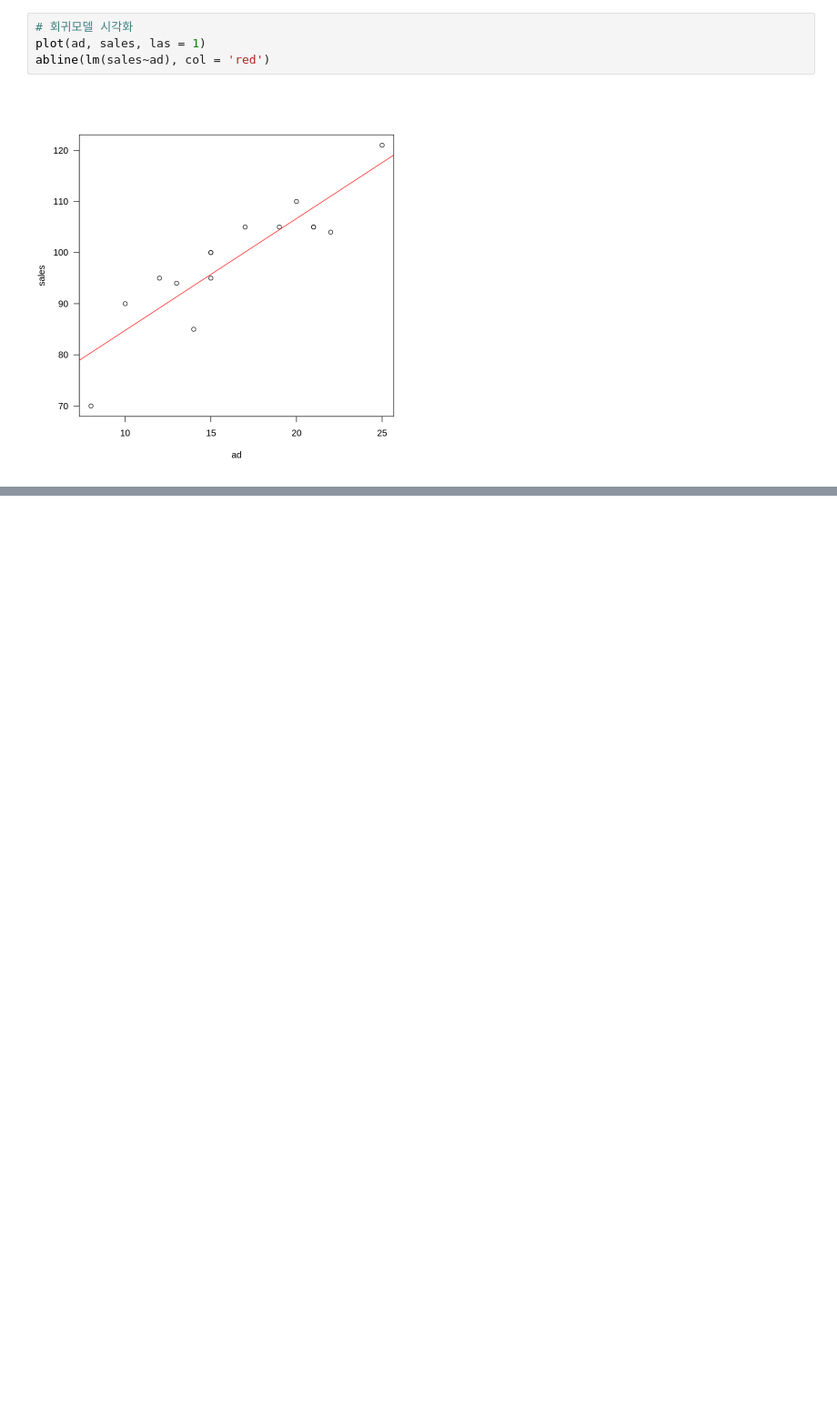
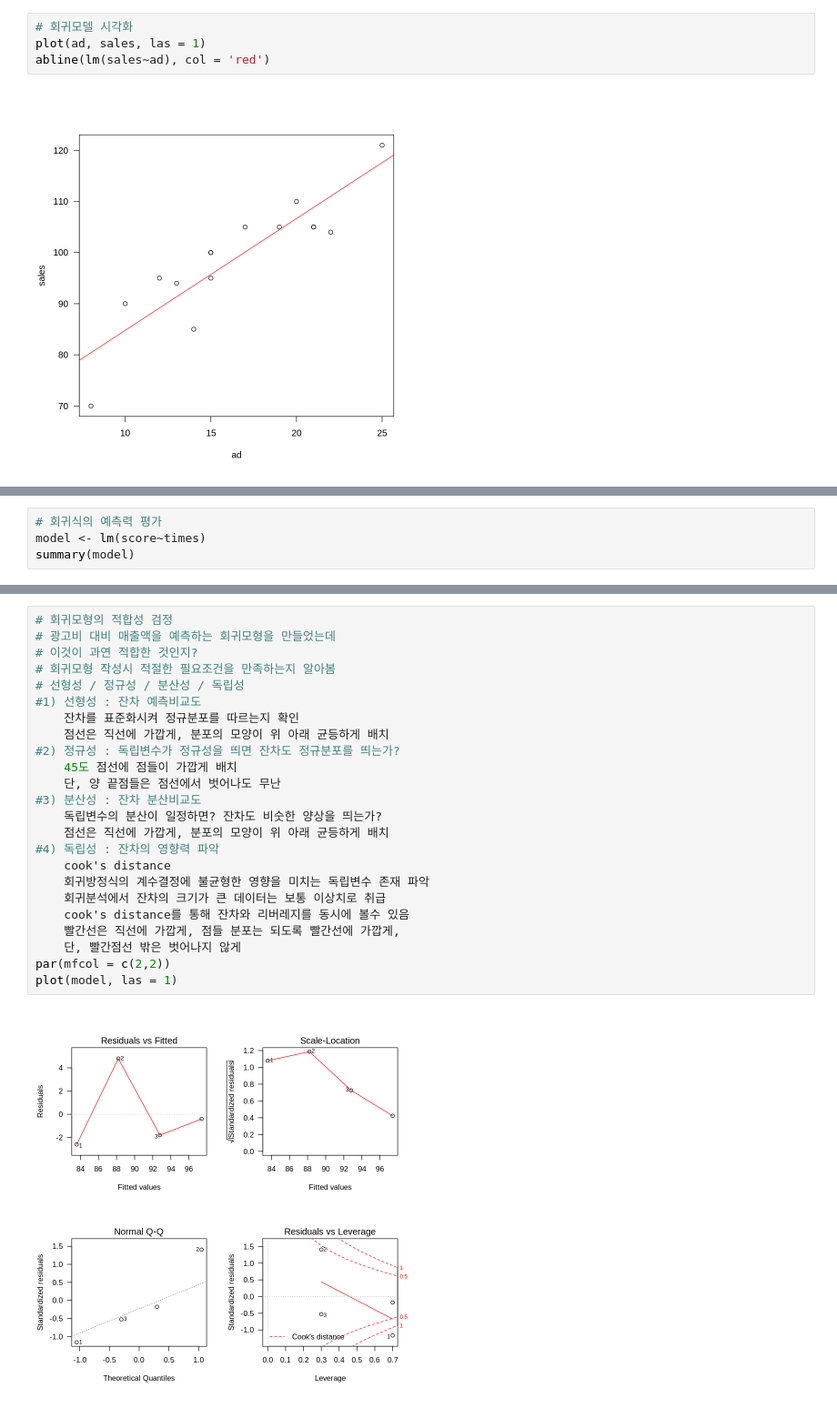
Before and after one commit to LesNEIGE/r_stastics, a Jupyter notebook: 16regression.ipynb, the cells around one changed output, grey strips where cells are left out. Shown at 91% size. Cells and saved outputs as stored; diff of their text form; blank space fills up the shorter version.

```diff
--- a/16regression.ipynb
+++ b/16regression.ipynb
@@ -33,0 +149,4 @@ abline(lm(sales~ad), col = 'red')
+# %%
+# 회귀식의 예측력 평가
+model <- lm(score~times)
+summary(model)
@@ -33,0 +227,26 @@ abline(lm(sales~ad), col = 'red')
+# %%
+# 회귀모형의 적합성 검정
+# 광고비 대비 매출액을 예측하는 회귀모형을 만들었는데
+# 이것이 과연 적합한 것인지?
+# 회귀모형 작성시 적절한 필요조건을 만족하는지 알아봄
+# 선형성 / 정규성 / 분산성 / 독립성
+#1) 선형성 : 잔차 예측비교도
+    잔차를 표준화시켜 정규분포를 따르는지 확인
+    점선은 직선에 가깝게, 분포의 모양이 위 아래 균등하게 배치
+#2) 정규성 : 독립변수가 정규성을 띄면 잔차도 정규분포를 띄는가?
+    45도 점선에 점들이 가깝게 배치
+    단, 양 끝점들은 점선에서 벗어나도 무난
+#3) 분산성 : 잔차 분산비교도
+    독립변수의 분산이 일정하면? 잔차도 비숫한 양상을 띄는가?
+    점선은 직선에 가깝게, 분포의 모양이 위 아래 균등하게 배치
+#4) 독립성 : 잔차의 영향력 파악
+    cook's distance
+    회귀방정식의 계수결정에 불균형한 영향을 미치는 독립변수 존재 파악
+    회귀분석에서 잔차의 크기가 큰 데이터는 보통 이상치로 취급
+    cook's distance를 통해 잔차와 리버레지를 동시에 볼수 있음
+    빨간선은 직선에 가깝게, 점들 분포는 되도록 빨간선에 가깝게,
+    단, 빨간점선 밖은 벗어나지 않게
+par(mfcol = c(2,2))
+plot(model, las = 1)
+# %% [output]
+[figure, added]
```
Also changed, not shown: parts of 30 cells of this notebook.
